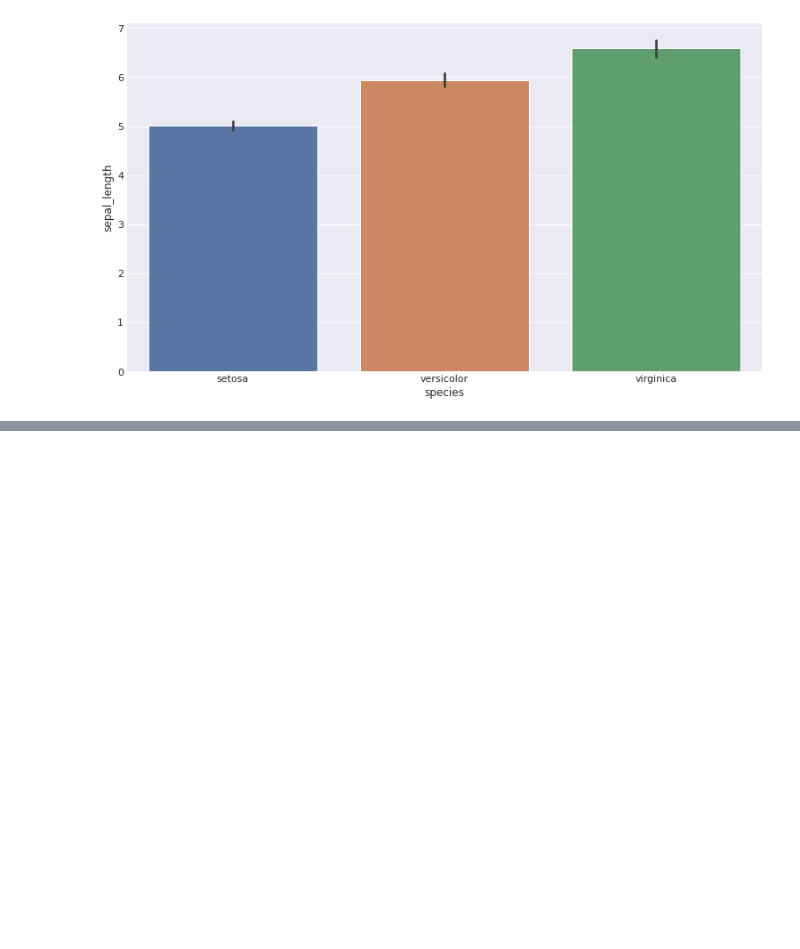
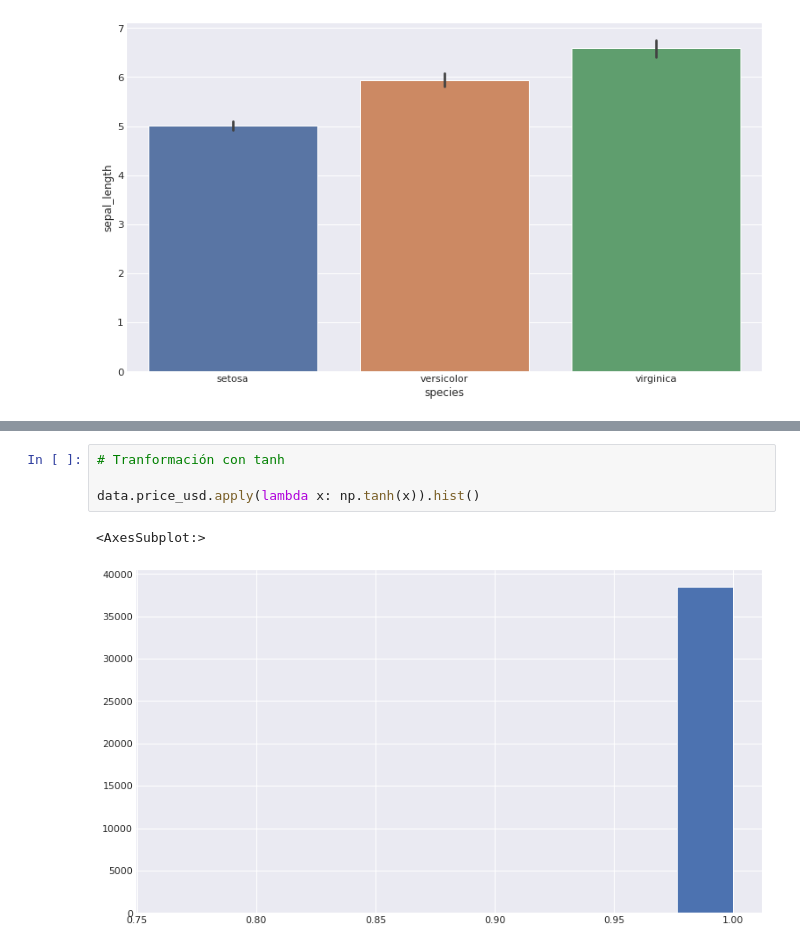
Before and after one commit to luiscib3r/Curso-de-Data-Science, a Jupyter notebook: 01 Estadística descriptiva.ipynb, the cells around one changed output, grey strips where cells are left out. Saved outputs shown, nothing was run; the diff lists cells and outputs as text; blank space fills up the shorter version.

```diff
--- a/01 Estadística descriptiva.ipynb
+++ b/01 Estadística descriptiva.ipynb
@@ -404,0 +615,7 @@ plt.show()
+# %%
+# Tranformación con tanh
+
+data.price_usd.apply(lambda x: np.tanh(x)).hist()
+# %% [output]
+<AxesSubplot:>
+[figure, added]
```
Also changed, not shown: parts of 18 cells of this notebook.
